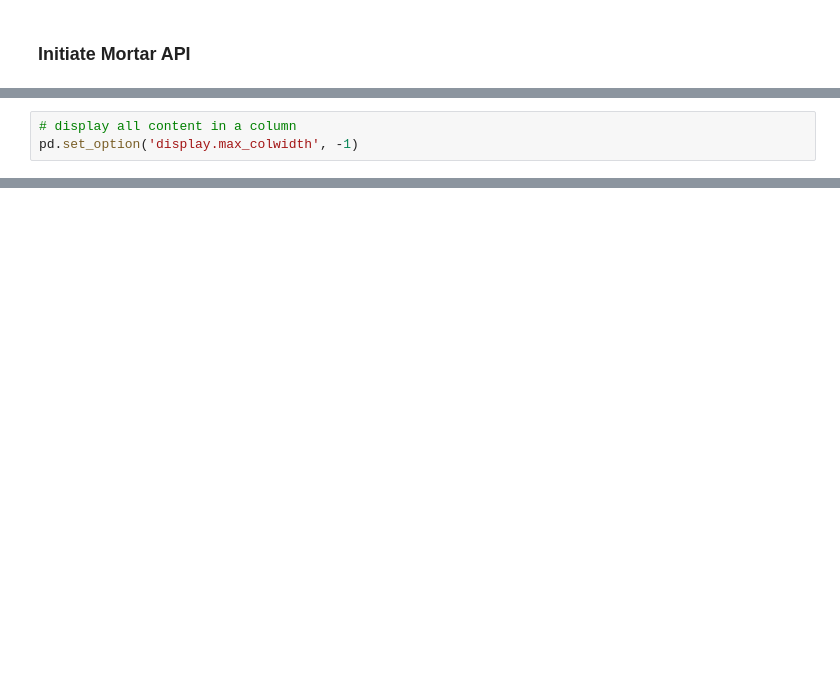
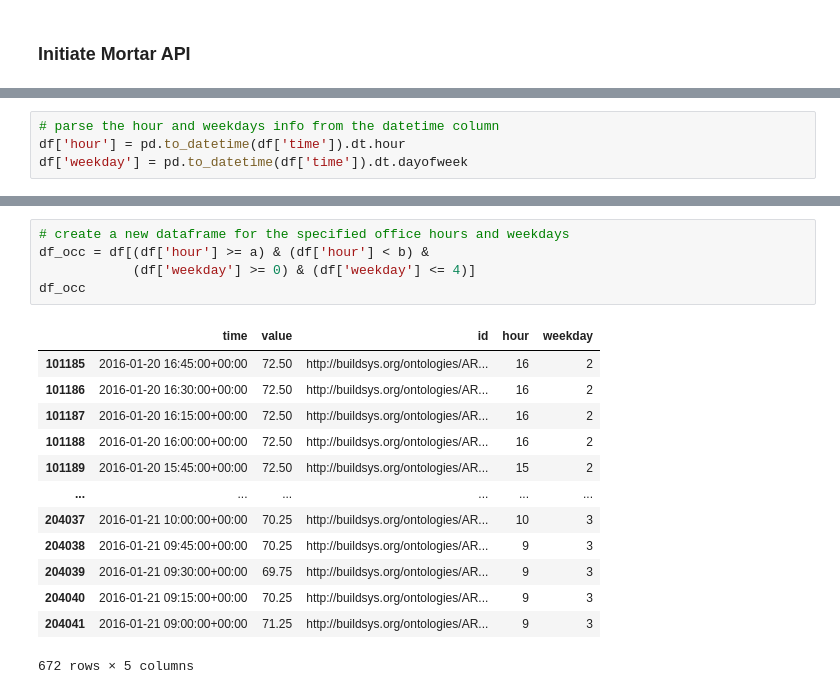
Before and after one commit to ruijis/mortardata_comfort_evaluation, a Jupyter notebook: demo.ipynb, the cells around one changed output, grey strips where cells are left out. Saved outputs shown, nothing was run; the diff lists cells and outputs as text; blank space fills up the shorter version.

```diff
--- a/demo.ipynb
+++ b/demo.ipynb
@@ -37,3 +27,0 @@ c.sparql(query1, sites=['bldg1'])
-# %%
-# display all content in a column
-pd.set_option('display.max_colwidth', -1)
@@ -118,0 +153,4 @@ res.data
+# %%
+# parse the hour and weekdays info from the datetime column
+df['hour'] = pd.to_datetime(df['time']).dt.hour
+df['weekday'] = pd.to_datetime(df['time']).dt.dayofweek
@@ -118,0 +168,19 @@ res.data
+# %%
+# create a new dataframe for the specified office hours and weekdays
+df_occ = df[(df['hour'] >= a) & (df['hour'] < b) &
+            (df['weekday'] >= 0) & (df['weekday'] <= 4)]
+df_occ
+# %% [output]
+|  | time | value | id | hour | weekday |
+| 101185 | 2016-01-20 16:45:00+00:00 | 72.50 | http://buildsys.org/ontologies/AR... | 16 | 2 |
+| 101186 | 2016-01-20 16:30:00+00:00 | 72.50 | http://buildsys.org/ontologies/AR... | 16 | 2 |
+| 101187 | 2016-01-20 16:15:00+00:00 | 72.50 | http://buildsys.org/ontologies/AR... | 16 | 2 |
+| 101188 | 2016-01-20 16:00:00+00:00 | 72.50 | http://buildsys.org/ontologies/AR... | 16 | 2 |
+| 101189 | 2016-01-20 15:45:00+00:00 | 72.50 | http://buildsys.org/ontologies/AR... | 15 | 2 |
+| ... | ... | ... | ... | ... | ... |
+| 204037 | 2016-01-21 10:00:00+00:00 | 70.25 | http://buildsys.org/ontologies/AR... | 10 | 3 |
+| 204038 | 2016-01-21 09:45:00+00:00 | 70.25 | http://buildsys.org/ontologies/AR... | 9 | 3 |
+| 204039 | 2016-01-21 09:30:00+00:00 | 69.75 | http://buildsys.org/ontologies/AR... | 9 | 3 |
+| 204040 | 2016-01-21 09:15:00+00:00 | 70.25 | http://buildsys.org/ontologies/AR... | 9 | 3 |
+| 204041 | 2016-01-21 09:00:00+00:00 | 71.25 | http://buildsys.org/ontologies/AR... | 9 | 3 |
+672 rows × 5 columns
```
Also changed, not shown: parts of 33 cells of this notebook, 8 other files.
